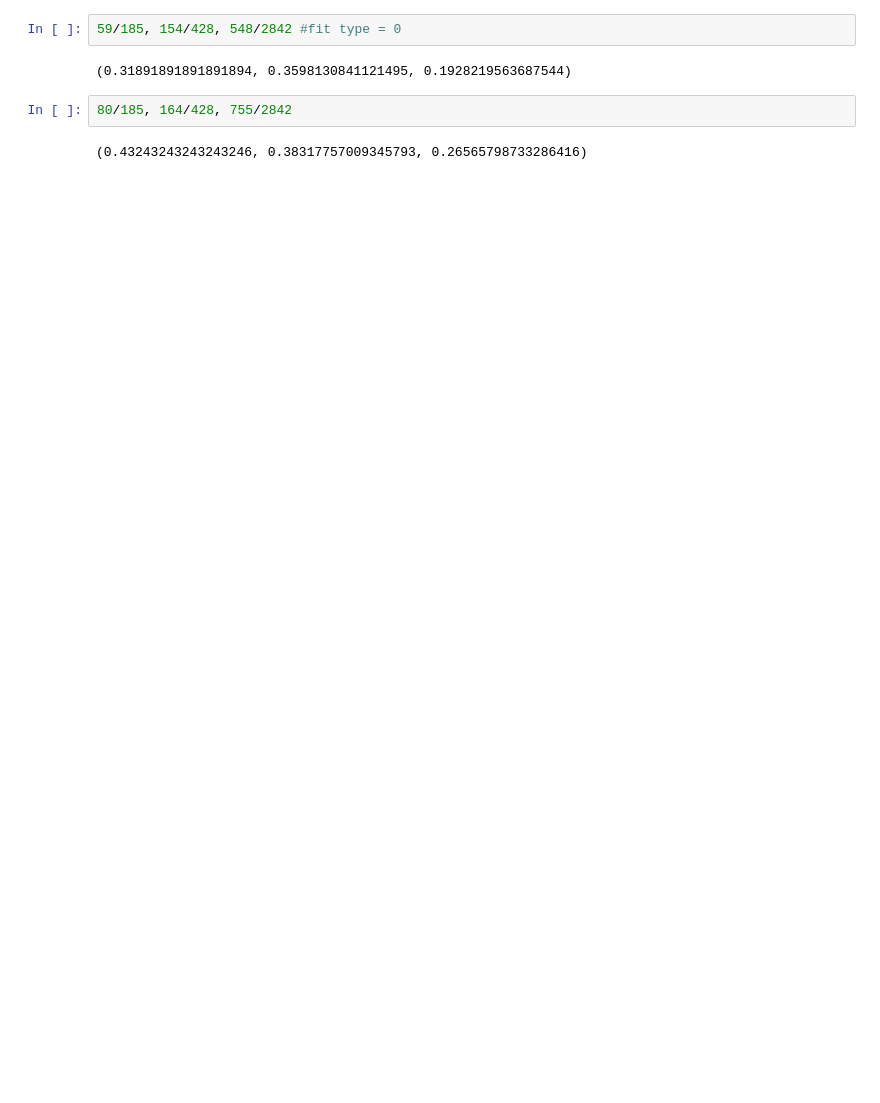
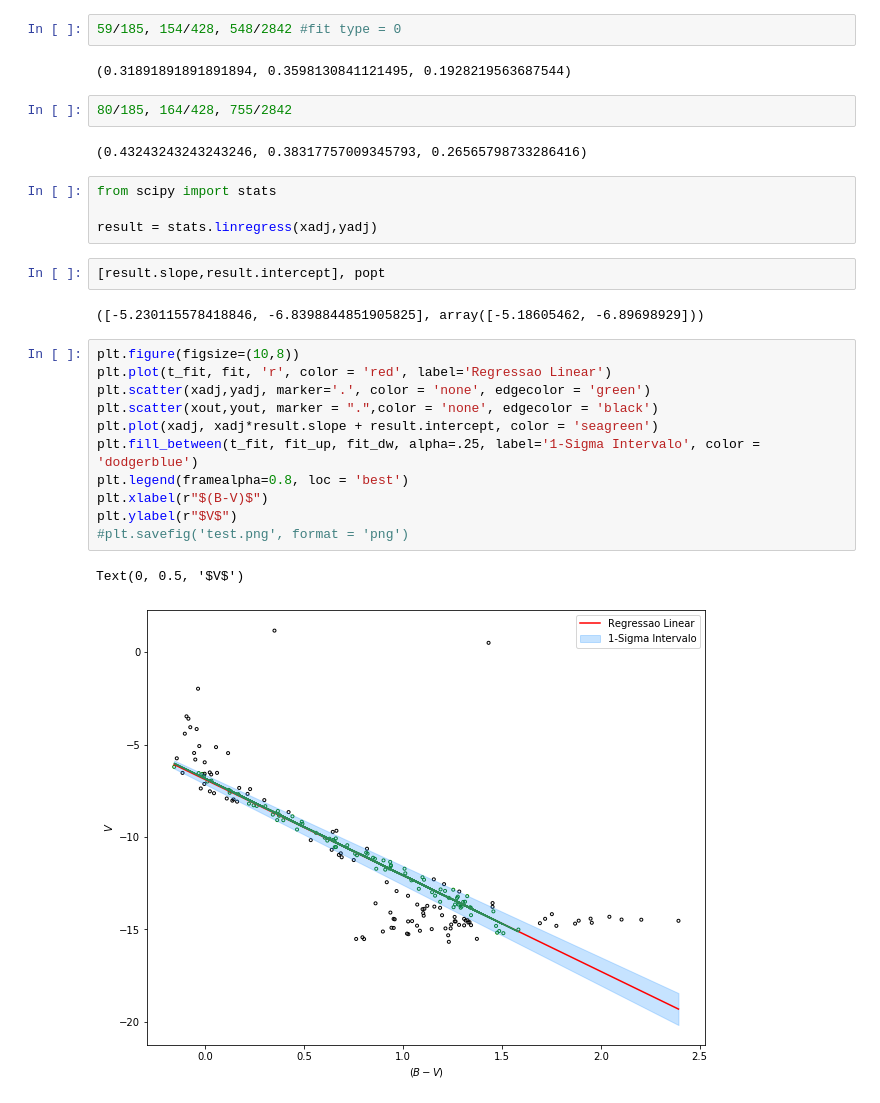
Before and after one commit to jppirest/mw_substructures, a Jupyter notebook: dados/aglomerado1.ipynb, the cells around one changed output. Drawn from its saved outputs; the diff is of its cells as text; blank space fills up the shorter version.

```diff
--- a/dados/aglomerado1.ipynb
+++ b/dados/aglomerado1.ipynb
@@ -133,3 +146,25 @@ plt.legend(framealpha=0.8, loc = 'best')
 80/185, 164/428, 755/2842
 # %% [output]
 (0.43243243243243246, 0.38317757009345793, 0.26565798733286416)
+# %%
+from scipy import stats
+
+result = stats.linregress(xadj,yadj)
+# %%
+[result.slope,result.intercept], popt
+# %% [output]
+([-5.230115578418846, -6.8398844851905825], array([-5.18605462, -6.89698929]))
+# %%
+plt.figure(figsize=(10,8))
+plt.plot(t_fit, fit, 'r', color = 'red', label='Regressao Linear')
+plt.scatter(xadj,yadj, marker='.', color = 'none', edgecolor = 'green')
+plt.scatter(xout,yout, marker = ".",color = 'none', edgecolor = 'black')
+plt.plot(xadj, xadj*result.slope + result.intercept, color = 'seagreen')
+plt.fill_between(t_fit, fit_up, fit_dw, alpha=.25, label='1-Sigma Intervalo', color = 'dodgerblue')
+plt.legend(framealpha=0.8, loc = 'best')
+plt.xlabel(r"$(B-V)$")
+plt.ylabel(r"$V$")
+#plt.savefig('test.png', format = 'png')
+# %% [output]
+Text(0, 0.5, '$V$')
+[figure, added]
```
Also changed, not shown: parts of 5 cells of this notebook.
